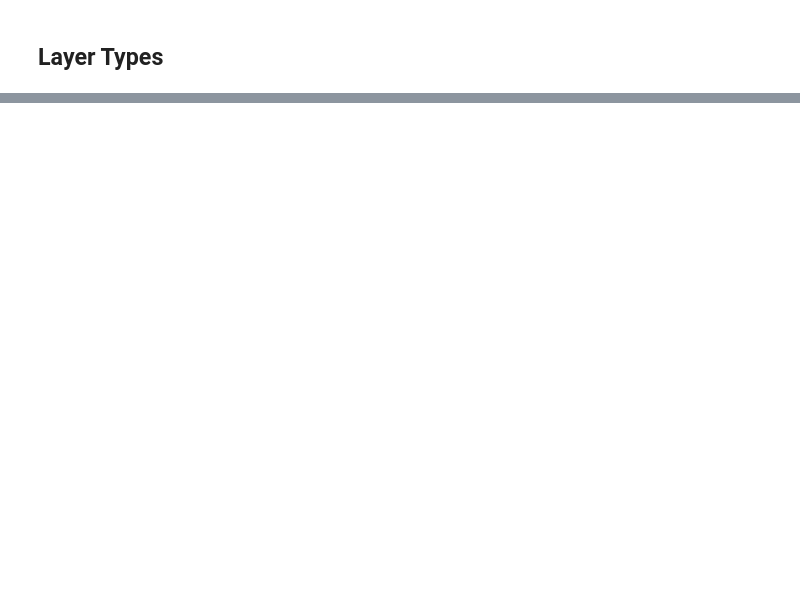
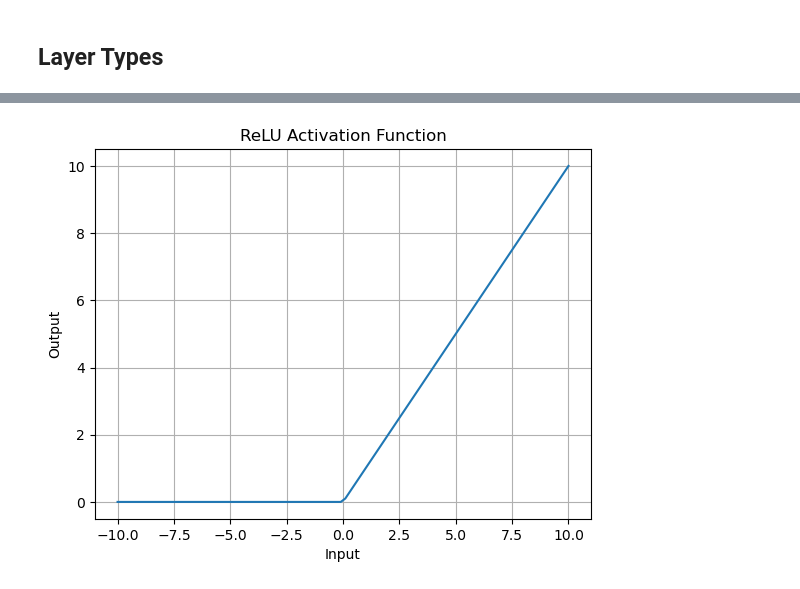
Before and after one commit to PaulToronto/Packt-PyTorch, a Jupyter notebook: Notebooks/1-3 - Foundations and Core Concepts of PyTorch - Deep Learning Introduction.ipynb, the cells around one changed output, grey strips where cells are left out. Saved outputs shown, nothing was run; the diff lists cells and outputs as text; code cells hidden in the pictures; blank space fills up the shorter version.

```diff
--- a/Notebooks/1-3 - Foundations and Core Concepts of PyTorch - Deep Learning Introduction.ipynb
+++ b/Notebooks/1-3 - Foundations and Core Concepts of PyTorch - Deep Learning Introduction.ipynb
@@ -203,0 +269,12 @@ Converged after 3 epochs
+# %%
+ReLU = lambda x: np.maximum(0, x)
+
+x_values = np.linspace(-10, 10, 100)
+y_values = ReLU(x_values)
+plt.plot(x_values, y_values)
+plt.title('ReLU Activation Function')
+plt.xlabel('Input')
+plt.ylabel('Output')
+plt.grid()
+# %% [output]
+[figure, added]
```
Also changed, not shown: parts of 31 cells of this notebook, 2 other files.
